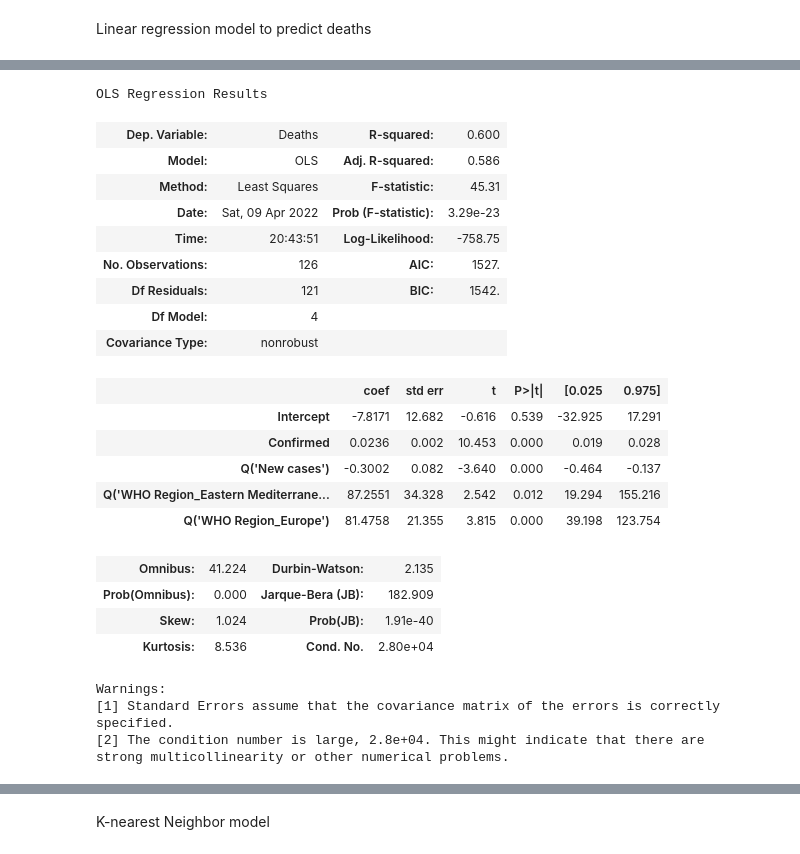
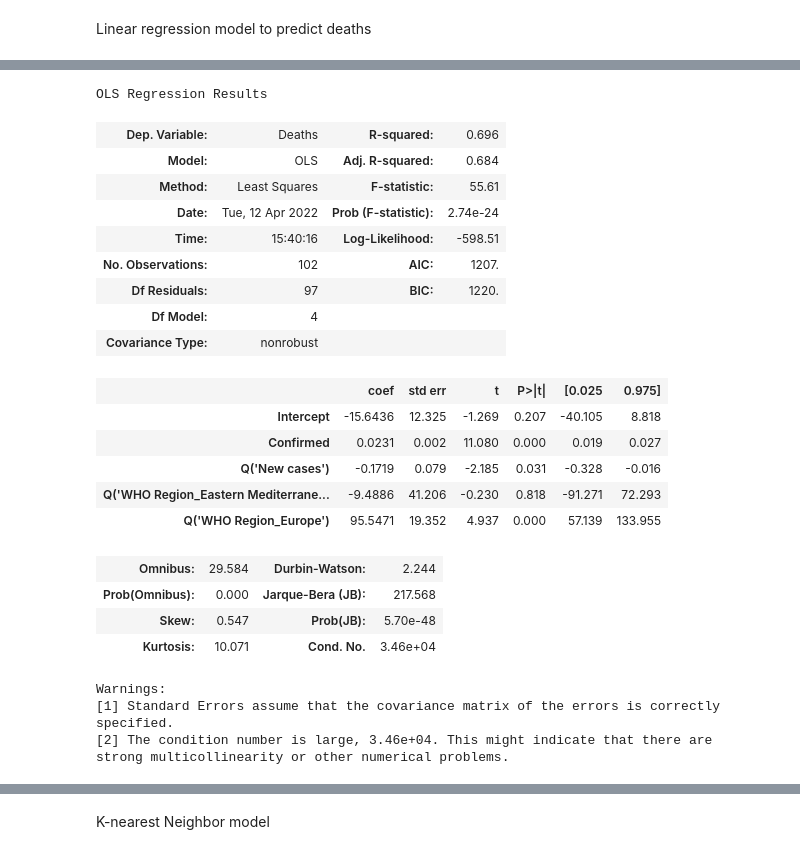
Before and after one commit to liger1apwm/Covid-data-analysis, a Jupyter notebook: covid_data_analysis.ipynb, the cells around one changed output, grey strips where cells are left out. Cells and saved outputs as stored; diff of their text form; code cells hidden in the pictures.

```diff
--- a/covid_data_analysis.ipynb
+++ b/covid_data_analysis.ipynb
@@ -65,7 +65,7 @@ na_Count = covid_data.isna().sum().sum()
 inf_filter = covid_data['Deaths / 100 Recovered'] < 10000000000
 confirmed_filter = covid_data['Confirmed'] < 25000
 covid_data2 = covid_data[inf_filter & confirmed_filter]
-
+covid_data2.reset_index(drop=True,inplace=True)
 print("Amount of NaN values in the whole dataset : " + str(na_Count))
 covid_data2
 # %% [output]
@@ -163,6 +163,9 @@ plt.savefig('Active_Recovered_percentage_plot')
 Linear regression model to predict deaths
 # %%
 covid_data_dummies = pd.get_dummies(covid_data2, columns = ["WHO Region"], drop_first = True)
-covid_data_dummies.head()
+linear_split_train_value = round(len(covid_data_dummies) * 0.8 )
+covid_data_dummies_train = covid_data_dummies.loc[0:linear_split_train_value]
+covid_data_dummies_test = covid_data_dummies.loc[linear_split_train_value +1:len(covid_data_dummies)]
+covid_data_dummies_test
 # %% [output]
 |  | Country/Region | Confirmed | Deaths | Recovered | Active | New cases | New deaths | New recovered | ... |
@@ -213,28 +282,28 @@ strong multicollinearity or other numerical problems.
 # %%
-lm_covid2 = smf.ols("Deaths ~ Confirmed + Q('New cases') + Q('WHO Region_Eastern Mediterranean') + Q('WHO Region_Europe') ", data = covid_data_dummies).fit()
-lm_covid2.summary()
+lm_covid4 = smf.ols("Deaths ~ Confirmed + Q('New cases') + Q('WHO Region_Eastern Mediterranean') + Q('WHO Region_Europe')", data = covid_data_dummies_train).fit()
+lm_covid4.summary()
 # %% [output]
 OLS Regression Results
-| Dep. Variable: | Deaths | R-squared: | 0.600 |
-| Model: | OLS | Adj. R-squared: | 0.586 |
-| Method: | Least Squares | F-statistic: | 45.31 |
-| Date: | Sat, 09 Apr 2022 | Prob (F-statistic): | 3.29e-23 |
-| Time: | 20:43:51 | Log-Likelihood: | -758.75 |
-| No. Observations: | 126 | AIC: | 1527. |
-| Df Residuals: | 121 | BIC: | 1542. |
+| Dep. Variable: | Deaths | R-squared: | 0.696 |
+| Model: | OLS | Adj. R-squared: | 0.684 |
+| Method: | Least Squares | F-statistic: | 55.61 |
+| Date: | Tue, 12 Apr 2022 | Prob (F-statistic): | 2.74e-24 |
+| Time: | 15:40:16 | Log-Likelihood: | -598.51 |
+| No. Observations: | 102 | AIC: | 1207. |
+| Df Residuals: | 97 | BIC: | 1220. |
 | Df Model: | 4 |  |  |
 | Covariance Type: | nonrobust |  |  |
 |  | coef | std err | t | P>|t| | [0.025 | 0.975] |
-| Intercept | -7.8171 | 12.682 | -0.616 | 0.539 | -32.925 | 17.291 |
-| Confirmed | 0.0236 | 0.002 | 10.453 | 0.000 | 0.019 | 0.028 |
-| Q('New cases') | -0.3002 | 0.082 | -3.640 | 0.000 | -0.464 | -0.137 |
-| Q('WHO Region_Eastern Mediterrane... | 87.2551 | 34.328 | 2.542 | 0.012 | 19.294 | 155.216 |
-| Q('WHO Region_Europe') | 81.4758 | 21.355 | 3.815 | 0.000 | 39.198 | 123.754 |
+| Intercept | -15.6436 | 12.325 | -1.269 | 0.207 | -40.105 | 8.818 |
+| Confirmed | 0.0231 | 0.002 | 11.080 | 0.000 | 0.019 | 0.027 |
+| Q('New cases') | -0.1719 | 0.079 | -2.185 | 0.031 | -0.328 | -0.016 |
+| Q('WHO Region_Eastern Mediterrane... | -9.4886 | 41.206 | -0.230 | 0.818 | -91.271 | 72.293 |
+| Q('WHO Region_Europe') | 95.5471 | 19.352 | 4.937 | 0.000 | 57.139 | 133.955 |
-| Omnibus: | 41.224 | Durbin-Watson: | 2.135 |
-| Prob(Omnibus): | 0.000 | Jarque-Bera (JB): | 182.909 |
-| Skew: | 1.024 | Prob(JB): | 1.91e-40 |
-| Kurtosis: | 8.536 | Cond. No. | 2.80e+04 |
+| Omnibus: | 29.584 | Durbin-Watson: | 2.244 |
+| Prob(Omnibus): | 0.000 | Jarque-Bera (JB): | 217.568 |
+| Skew: | 0.547 | Prob(JB): | 5.70e-48 |
+| Kurtosis: | 10.071 | Cond. No. | 3.46e+04 |
 Warnings:
 [1] Standard Errors assume that the covariance matrix of the errors is correctly specified.
-[2] The condition number is large, 2.8e+04. This might indicate that there are
+[2] The condition number is large, 3.46e+04. This might indicate that there are
 strong multicollinearity or other numerical problems.
```
Also changed, not shown: parts of 13 cells of this notebook, 1 other file.
